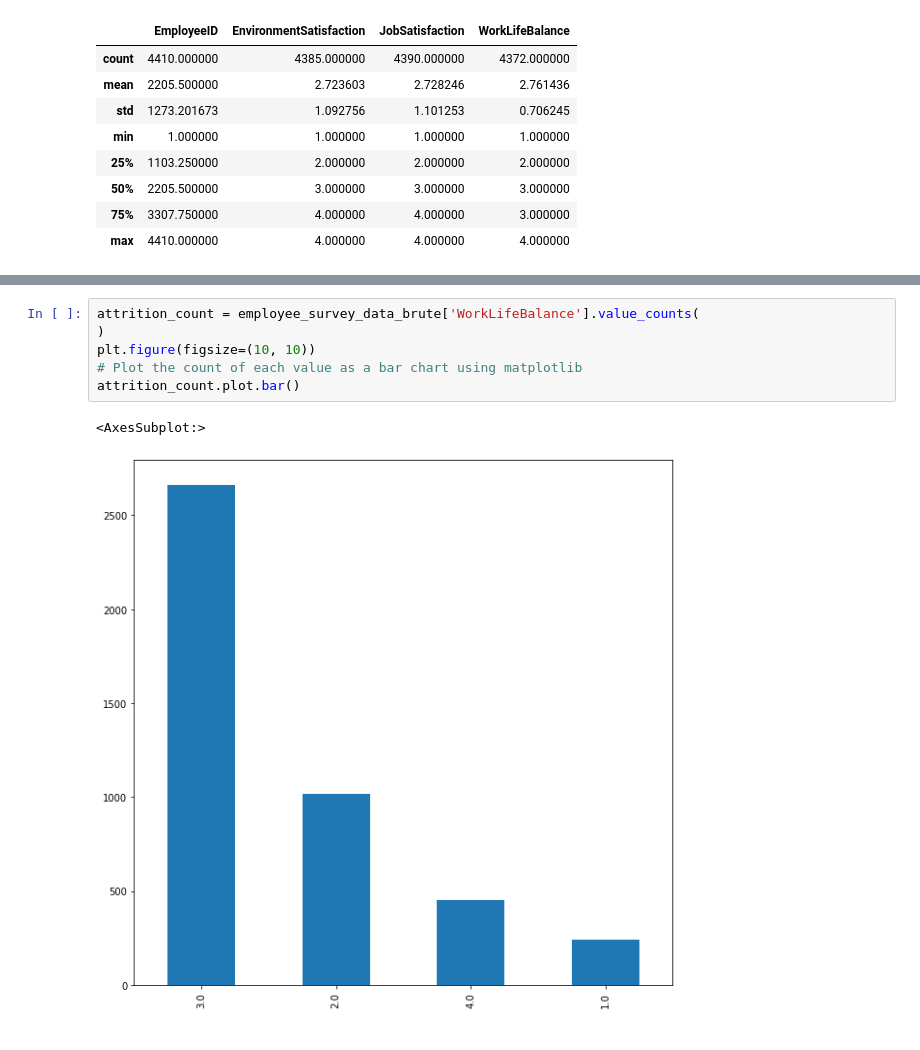
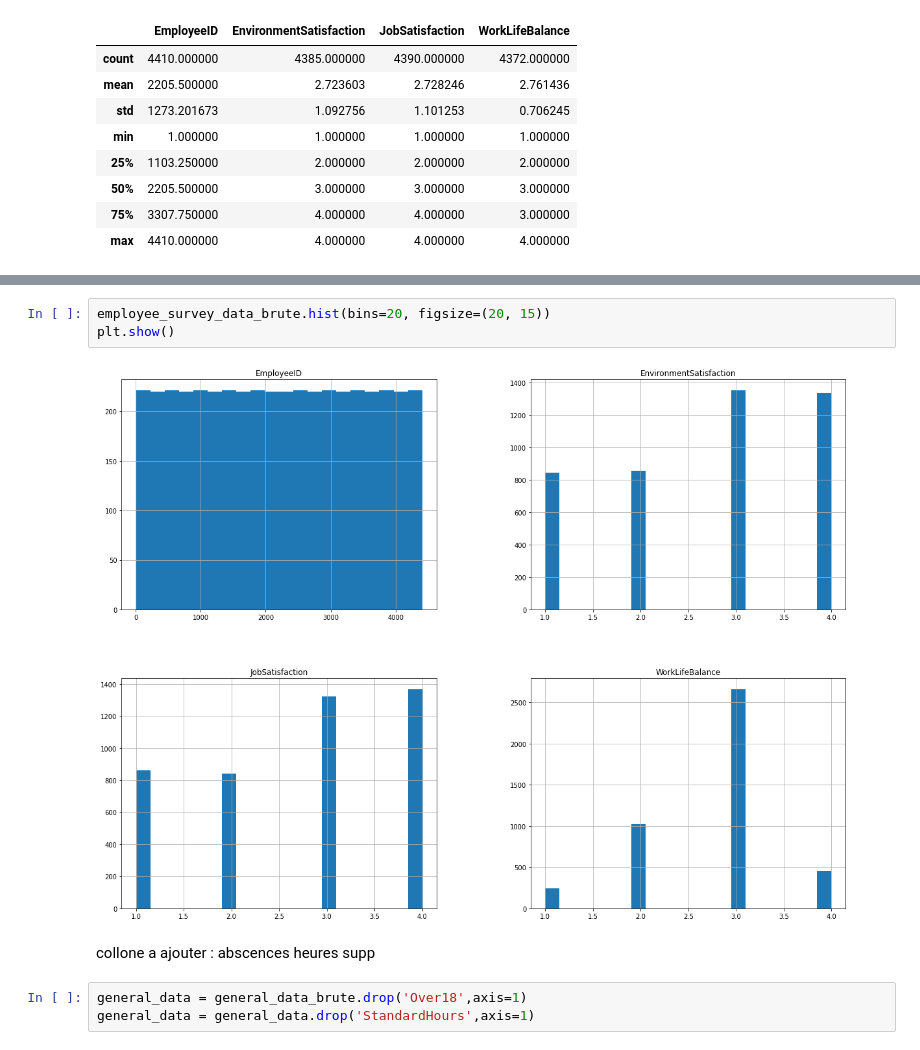
Before and after one commit to nazzim29/HumanForYou, a Jupyter notebook: projet.ipynb, the cells around one changed output, grey strips where cells are left out. Drawn from its saved outputs; the diff is of its cells as text.

```diff
--- a/projet.ipynb
+++ b/projet.ipynb
@@ -179,9 +110,12 @@ attrition_count.plot.bar()
-# %%
-attrition_count = employee_survey_data_brute['WorkLifeBalance'].value_counts(
-)
-plt.figure(figsize=(10, 10))
-# Plot the count of each value as a bar chart using matplotlib
-attrition_count.plot.bar()
-# %% [output]
-<AxesSubplot:>
-[figure, removed]
+# %%
+employee_survey_data_brute.hist(bins=20, figsize=(20, 15))
+plt.show()
+# %% [output]
+[figure, added]
+# %% [markdown]
+collone a ajouter :
+    abscences
+    heures supp
+# %%
+general_data = general_data_brute.drop('Over18',axis=1)
+general_data = general_data.drop('StandardHours',axis=1)
```
Also changed, not shown: parts of 20 cells of this notebook, 1 other file.
